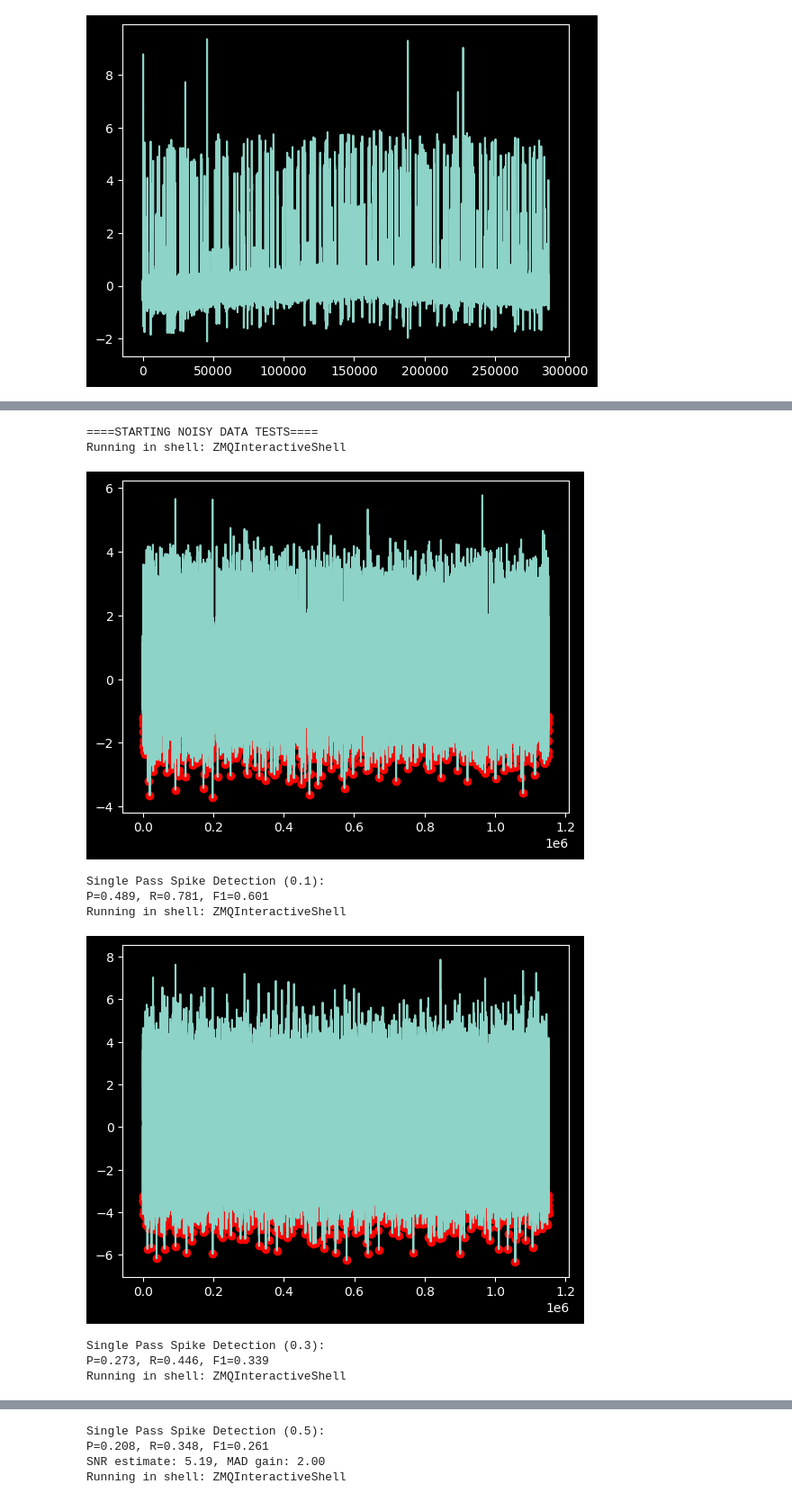
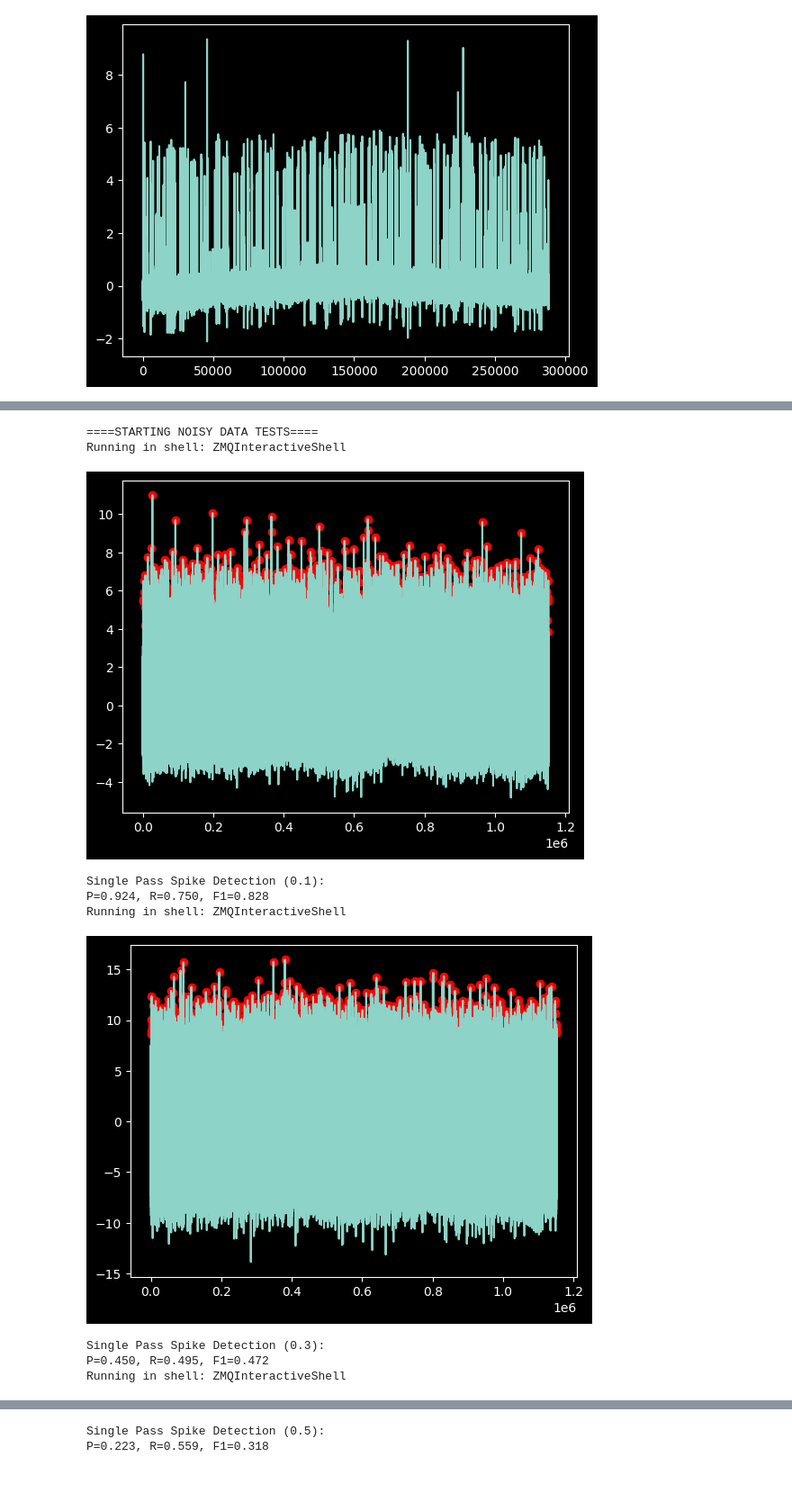
Before and after one commit to seb-hall/EE40098-Labs, a Jupyter notebook: cwc2.ipynb, the cells around one changed output, grey strips where cells are left out. Shown: that part at 90% size. Saved outputs shown, nothing was run; the diff lists cells and outputs as text; code cells hidden in the pictures.

```diff
--- a/cwc2.ipynb
+++ b/cwc2.ipynb
@@ -232,10 +270,10 @@ from cwc.src.signal import BandpassFilter
 import matplotlib.pyplot as plt
 
 train_filter = BandpassFilter(train_data)
-train_filter.apply_band_pass_filter(filter_low=300, filter_high=3000, sample_rate=25000, order=4)
+#train_filter.appply_wavelet_denoise(alpha=0.5)
 
 test_filter = BandpassFilter(test_data)
-test_filter.apply_band_pass_filter(filter_low=300, filter_high=3000, sample_rate=25000, order=4)
+#test_filter.appply_wavelet_denoise(alpha=0.5)
 
 if in_jupyter():
     plt.plot(train_filter.filtered_data)
@@ -378,81 +416,39 @@ Test Set Classification:
 # %%
 # test on noisy data
 
 min_distance = 60
 
+mad_gains = [3.6, 3.0, 2.6]
+
 print("====STARTING NOISY DATA TESTS====")
 for i, noisy_dataset in enumerate(noisy_datasets):
 
     unlabelled_filter = BandpassFilter(noisy_dataset)
-    unlabelled_filter.apply_band_pass_filter(filter_low=300, filter_high=3000, sample_rate=25000, order=4)
+    #unlabelled_filter.appply_wavelet_denoise()
 
     unlabelled_spikes = SpikeDetector(unlabelled_filter)
     unlabelled_mad = unlabelled_spikes.calculate_mad()
-    unlabelled_spikes.detect_spikes(mad=unlabelled_mad, mad_gain=2.5, distance=min_distance)
+    unlabelled_spikes.detect_spikes(mad=unlabelled_mad, mad_gain=mad_gains[i], distance=min_distance)
 
     if in_jupyter():
         plt.plot(unlabelled_filter.filtered_data)
         plt.scatter(unlabelled_spikes.detected_spikes, unlabelled_filter.filtered_data[unlabelled_spikes.detected_spikes], color='red')
         plt.show()
-
-    unlabelled_processor = SignalProcessor(noisy_dataset)
-    unlabelled_processor.filtered_data = unlabelled_filter.filtered_data
-    unlabelled_processor.detected_spikes = unlabelled_spikes.detected_spikes
-    unlabelled_processor.align_spikes(target_peak_pos=20, window_size=64)
-    unlabelled_processor.scaler = processor.scaler  # Use the same scaler as training
-    unlabelled_processor.pca = processor.pca  # Use the same PCA as training
-    unlabelled_processor.extract_features()
-
-    unlabelled_predictions = classifier.classifier.predict(unlabelled_processor.features)
 
     metrics = evaluate_detection_proper(unlabelled_spikes.detected_spikes,
                                        unlabelled_spikes.indices,
                                        tolerance=50)
 
     print(f"Single Pass Spike Detection ({noise_levels[i]}):")
     print(f"P={metrics['precision']:.3f}, R={metrics['recall']:.3f}, F1={metrics['f1']:.3f}")
-
-
-for i, noisy_dataset in enumerate(noisy_datasets):
-
-    unlabelled_filter = BandpassFilter(noisy_dataset)
-    unlabelled_filter.apply_band_pass_filter(filter_low=300, filter_high=3000, sample_rate=25000, order=4)
-
-    unlabelled_spikes = SpikeDetector(unlabelled_filter)
-    unlabelled_mad = unlabelled_spikes.calculate_mad()
-    unlabelled_spikes.adaptive_detect_spikes(distance=min_distance)
-
-    if in_jupyter():
-        plt.plot(unlabelled_filter.filtered_data)
-        plt.scatter(unlabelled_spikes.detected_spikes, unlabelled_filter.filtered_data[unlabelled_spikes.detected_spikes], color='red')
-        plt.show()
-
-    unlabelled_processor = SignalProcessor(noisy_dataset)
-    unlabelled_processor.filtered_data = unlabelled_filter.filtered_data
-    unlabelled_processor.detected_spikes = unlabelled_spikes.detected_spikes
-    unlabelled_processor.align_spikes(target_peak_pos=20, window_size=64)
-    unlabelled_processor.scaler = processor.scaler  # Use the same scaler as training
-    unlabelled_processor.pca = processor.pca  # Use the same PCA as training
-    unlabelled_processor.extract_features()
-
-    unlabelled_predictions = classifier.classifier.predict(unlabelled_processor.features)
-
-    metrics = evaluate_detection_proper(unlabelled_spikes.detected_spikes,
-                                       unlabelled_spikes.indices,
-                                       tolerance=50)
-
-    print(f"Adaptive Spike Detection ({noise_levels[i]}):")
-    print(f"P={metrics['precision']:.3f}, R={metrics['recall']:.3f}, F1={metrics['f1']:.3f}")
-
-print("====FINISHED NOISY DATA TESTS====")
 # %% [output]
 ====STARTING NOISY DATA TESTS====
 Running in shell: ZMQInteractiveShell
-[figure, old version]
+[figure, new version]
 Single Pass Spike Detection (0.1):
-P=0.489, R=0.781, F1=0.601
+P=0.924, R=0.750, F1=0.828
 Running in shell: ZMQInteractiveShell
-[figure, old version]
+[figure, new version]
 Single Pass Spike Detection (0.3):
-P=0.273, R=0.446, F1=0.339
+P=0.450, R=0.495, F1=0.472
 Running in shell: ZMQInteractiveShell
@@ -460,4 +456,2 @@ Running in shell: ZMQInteractiveShell
 Single Pass Spike Detection (0.5):
-P=0.208, R=0.348, F1=0.261
-SNR estimate: 5.19, MAD gain: 2.00
-Running in shell: ZMQInteractiveShell
+P=0.223, R=0.559, F1=0.318
```
Also changed, not shown: parts of 12 cells of this notebook, 9 other files.
